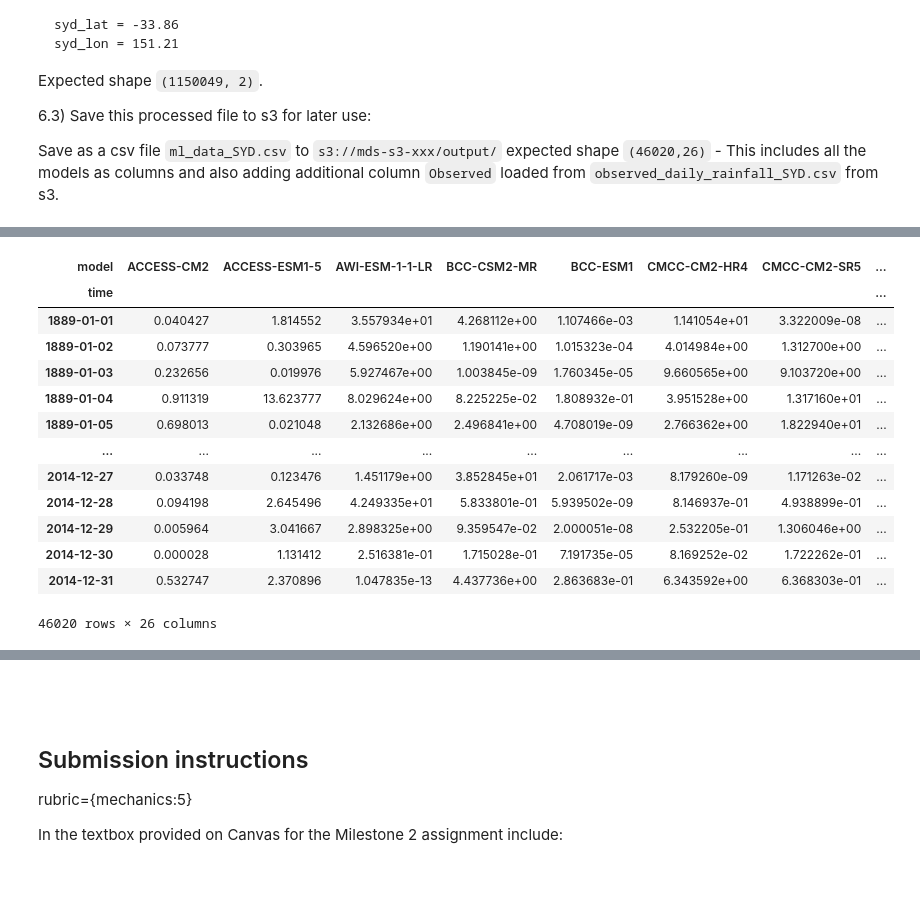
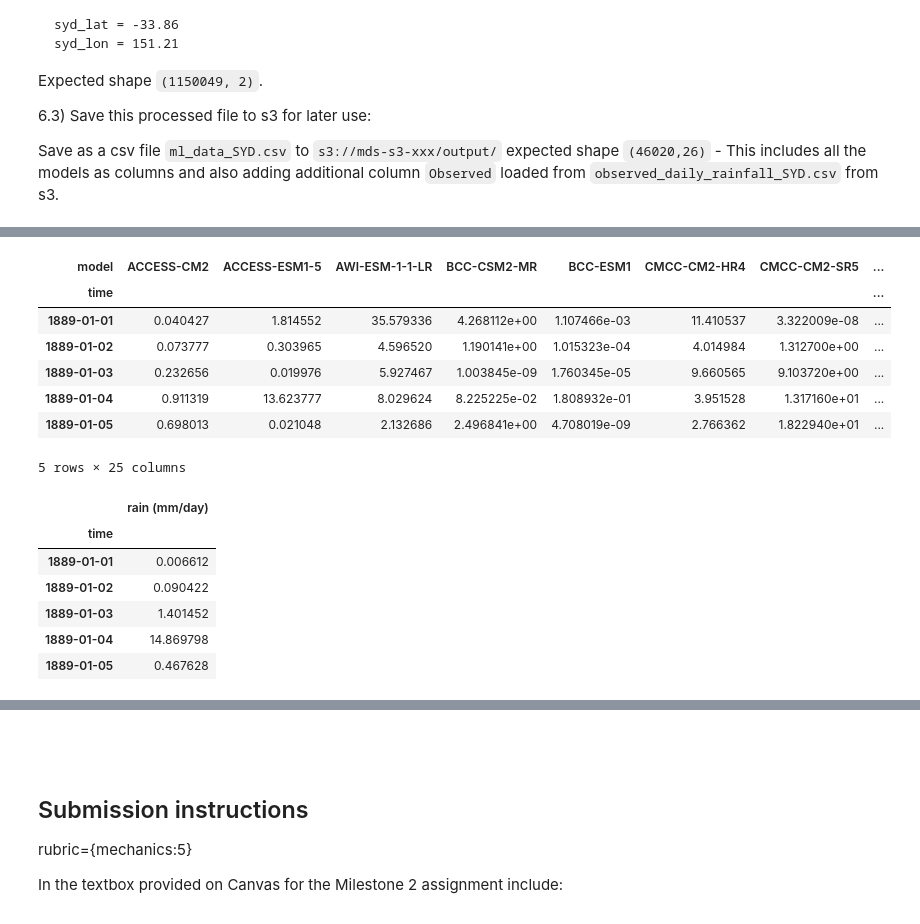
Before and after one commit to UBC-MDS/525-group-6, a Jupyter notebook: milestone2/Milestone2.ipynb, the cells around one changed output, grey strips where cells are left out. Drawn from its saved outputs; the diff is of its cells as text; code cells hidden in the pictures; blank space fills up the shorter version.

```diff
--- a/milestone2/Milestone2.ipynb
+++ b/milestone2/Milestone2.ipynb
@@ -267,23 +276,25 @@ df.shape
+# %%
+df.head()
+# %% [output]
+| model | ACCESS-CM2 | ACCESS-ESM1-5 | AWI-ESM-1-1-LR | BCC-CSM2-MR | BCC-ESM1 | CMCC-CM2-HR4 | CMCC-CM2-SR5 | ... |
+| time |  |  |  |  |  |  |  | ... |
+| 1889-01-01 | 0.040427 | 1.814552 | 35.579336 | 4.268112e+00 | 1.107466e-03 | 11.410537 | 3.322009e-08 | ... |
+| 1889-01-02 | 0.073777 | 0.303965 | 4.596520 | 1.190141e+00 | 1.015323e-04 | 4.014984 | 1.312700e+00 | ... |
+| 1889-01-03 | 0.232656 | 0.019976 | 5.927467 | 1.003845e-09 | 1.760345e-05 | 9.660565 | 9.103720e+00 | ... |
+| 1889-01-04 | 0.911319 | 13.623777 | 8.029624 | 8.225225e-02 | 1.808932e-01 | 3.951528 | 1.317160e+01 | ... |
+| 1889-01-05 | 0.698013 | 0.021048 | 2.132686 | 2.496841e+00 | 4.708019e-09 | 2.766362 | 1.822940e+01 | ... |
+5 rows × 25 columns
 # %%
 # Load observed data
-df_observed = pd.read_csv('s3://mds2023-group6/observed_daily_rainfall_SYD.csv',storage_options=aws_credentials)
-
-# Create new dataframe and upload to s3
-df['observed'] = df_observed['rain (mm/day)']
-df.index = df_index
-df
+df_observed = pd.read_csv('s3://mds2023-group6/observed_daily_rainfall_SYD.csv')
+df_observed['time'] = pd.to_datetime(df_observed['time']).dt.date
+df_observed = df_observed.set_index('time')
+df_observed.head()
 # %% [output]
-| model | ACCESS-CM2 | ACCESS-ESM1-5 | AWI-ESM-1-1-LR | BCC-CSM2-MR | BCC-ESM1 | CMCC-CM2-HR4 | CMCC-CM2-SR5 | ... |
-| time |  |  |  |  |  |  |  | ... |
-| 1889-01-01 | 0.040427 | 1.814552 | 3.557934e+01 | 4.268112e+00 | 1.107466e-03 | 1.141054e+01 | 3.322009e-08 | ... |
-| 1889-01-02 | 0.073777 | 0.303965 | 4.596520e+00 | 1.190141e+00 | 1.015323e-04 | 4.014984e+00 | 1.312700e+00 | ... |
-| 1889-01-03 | 0.232656 | 0.019976 | 5.927467e+00 | 1.003845e-09 | 1.760345e-05 | 9.660565e+00 | 9.103720e+00 | ... |
-| 1889-01-04 | 0.911319 | 13.623777 | 8.029624e+00 | 8.225225e-02 | 1.808932e-01 | 3.951528e+00 | 1.317160e+01 | ... |
-| 1889-01-05 | 0.698013 | 0.021048 | 2.132686e+00 | 2.496841e+00 | 4.708019e-09 | 2.766362e+00 | 1.822940e+01 | ... |
-| ... | ... | ... | ... | ... | ... | ... | ... | ... |
-| 2014-12-27 | 0.033748 | 0.123476 | 1.451179e+00 | 3.852845e+01 | 2.061717e-03 | 8.179260e-09 | 1.171263e-02 | ... |
-| 2014-12-28 | 0.094198 | 2.645496 | 4.249335e+01 | 5.833801e-01 | 5.939502e-09 | 8.146937e-01 | 4.938899e-01 | ... |
-| 2014-12-29 | 0.005964 | 3.041667 | 2.898325e+00 | 9.359547e-02 | 2.000051e-08 | 2.532205e-01 | 1.306046e+00 | ... |
-| 2014-12-30 | 0.000028 | 1.131412 | 2.516381e-01 | 1.715028e-01 | 7.191735e-05 | 8.169252e-02 | 1.722262e-01 | ... |
-| 2014-12-31 | 0.532747 | 2.370896 | 1.047835e-13 | 4.437736e+00 | 2.863683e-01 | 6.343592e+00 | 6.368303e-01 | ... |
+|  | rain (mm/day) |
+| time |  |
+| 1889-01-01 | 0.006612 |
+| 1889-01-02 | 0.090422 |
+| 1889-01-03 | 1.401452 |
+| 1889-01-04 | 14.869798 |
+| 1889-01-05 | 0.467628 |
-46020 rows × 26 columns
```
Also changed, not shown: parts of 8 cells of this notebook.
